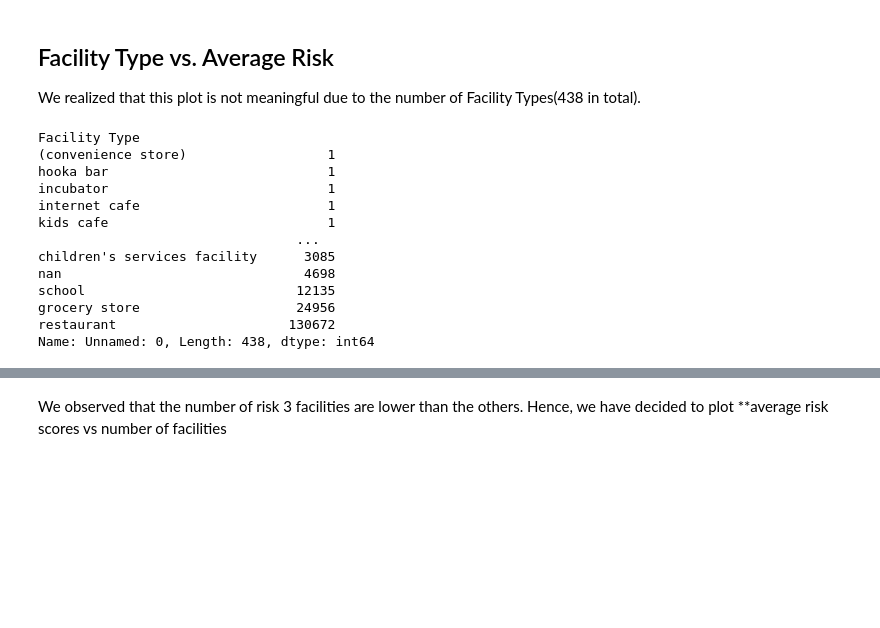
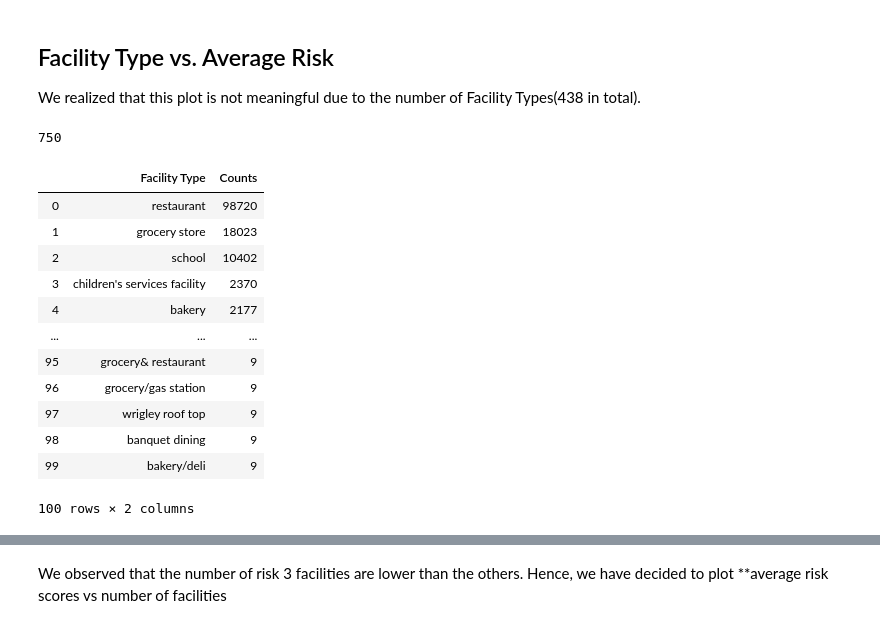
Before and after one commit to RubinDaija/epfl-ada-2019-project, a Jupyter notebook: project.ipynb, the cells around one changed output, grey strips where cells are left out. Saved outputs shown, nothing was run; the diff lists cells and outputs as text; code cells hidden in the pictures; blank space fills up the shorter version.

```diff
--- a/project.ipynb
+++ b/project.ipynb
@@ -68,20 +105,23 @@ Name: Risk, dtype: float64
 # %% [markdown]
 ## Facility Type vs. Average Risk
 We realized that this plot is not meaningful due to the number of Facility Types(438 in total).
-# %%
-#inspection vs facility type
-grouped_fac.count()[grouped_fac.count().columns[0]].sort_values()
-# %% [output]
-Facility Type
-(convenience store)                  1
-hooka bar                            1
-incubator                            1
-internet cafe                        1
-kids cafe                            1
-                                 ...
-children's services facility      3085
-nan                               4698
-school                           12135
-grocery store                    24956
-restaurant                      130672
-Name: Unnamed: 0, Length: 438, dtype: int64
+# %%
+# facility type distribution
+fac_dist = pd.DataFrame(grouped_fac.count()['Risk']).rename(columns={'Risk':'Counts'}).sort_values(by='Counts',ascending=False).reset_index()
+print(fac_dist.size)
+fac_dist.head(100)
+# %% [output]
+750
+|  | Facility Type | Counts |
+| 0 | restaurant | 98720 |
+| 1 | grocery store | 18023 |
+| 2 | school | 10402 |
+| 3 | children's services facility | 2370 |
+| 4 | bakery | 2177 |
+| ... | ... | ... |
+| 95 | grocery& restaurant | 9 |
+| 96 | grocery/gas station | 9 |
+| 97 | wrigley roof top | 9 |
+| 98 | banquet dining | 9 |
+| 99 | bakery/deli | 9 |
+100 rows × 2 columns
```
Also changed, not shown: parts of 16 cells of this notebook.
